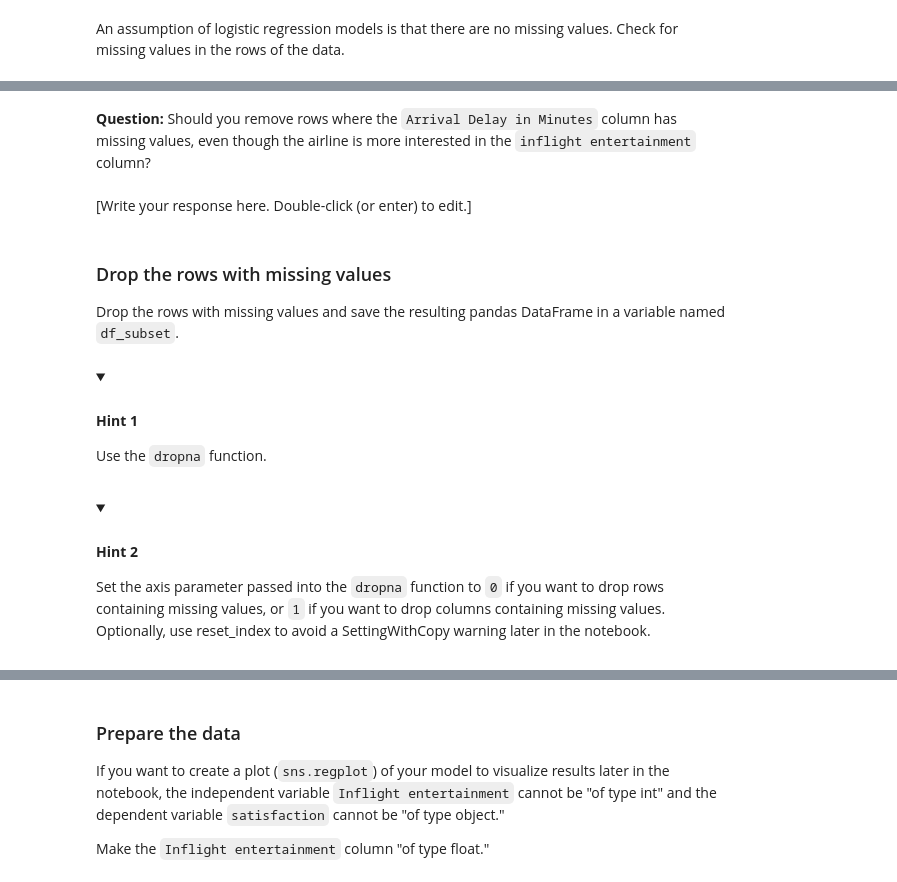
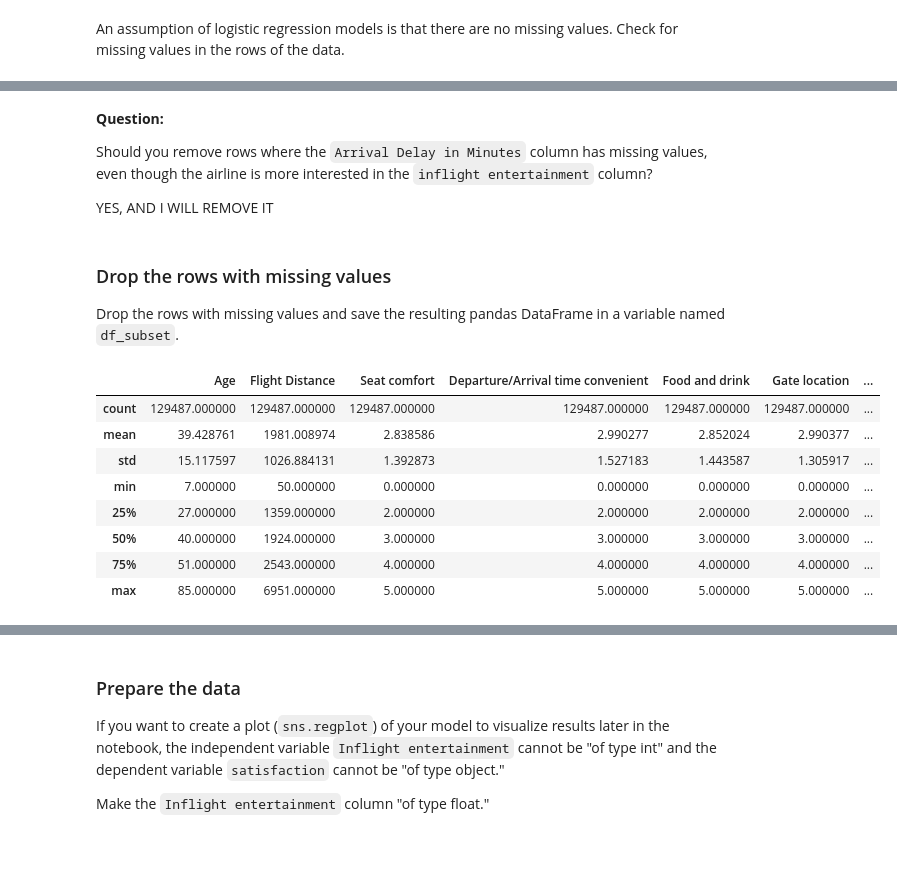
Before and after one commit to dyyland23-glitch/Perform-logistic-regression, a Jupyter notebook: Copy_of_Activity_Perform_logistic_regression.ipynb, the cells around one changed output, grey strips where cells are left out. Drawn from its saved outputs; the diff is of its cells as text; code cells hidden in the pictures; folded sections open; blank space fills up the shorter version.

```diff
--- a/Copy_of_Activity_Perform_logistic_regression.ipynb
+++ b/Copy_of_Activity_Perform_logistic_regression.ipynb
@@ -163,7 +181,10 @@ To get the number of rows in the data with missing values, use the `isnull` func
 # %% [markdown]
-**Question:** Should you remove rows where the `Arrival Delay in Minutes` column has missing values, even though the airline is more interested in the `inflight entertainment` column?
+**Question:**
+
+ Should you remove rows where the `Arrival Delay in Minutes` column has missing values,
+  even though the airline is more interested in the `inflight entertainment` column?
+
+  YES, AND I WILL REMOVE IT
-# %% [markdown]
-[Write your response here. Double-click (or enter) to edit.]
 # %% [markdown]
 ### Drop the rows with missing values
 
@@ -173,14 +191,0 @@ Drop the rows with missing values and save the resulting pandas DataFrame in a v
-# %% [markdown]
-<details>
-  <summary><h4><strong>Hint 1</strong></h4></summary>
-
-Use the `dropna` function.
-
-</details>
-# %% [markdown]
-<details>
-  <summary><h4><strong>Hint 2</strong></h4></summary>
-
-Set the axis parameter passed into the `dropna` function to `0` if you want to drop rows containing missing values, or `1` if you want to drop columns containing missing values. Optionally, use reset_index to avoid a SettingWithCopy warning later in the notebook.
-
-</details>
@@ -186,0 +204,13 @@ Set the axis parameter passed into the `dropna` function to `0` if you want to d
+# %%
+
+df_subset.describe()
+# %% [output]
+|  | Age | Flight Distance | Seat comfort | Departure/Arrival time convenient | Food and drink | Gate location | ... |
+| count | 129487.000000 | 129487.000000 | 129487.000000 | 129487.000000 | 129487.000000 | 129487.000000 | ... |
+| mean | 39.428761 | 1981.008974 | 2.838586 | 2.990277 | 2.852024 | 2.990377 | ... |
+| std | 15.117597 | 1026.884131 | 1.392873 | 1.527183 | 1.443587 | 1.305917 | ... |
+| min | 7.000000 | 50.000000 | 0.000000 | 0.000000 | 0.000000 | 0.000000 | ... |
+| 25% | 27.000000 | 1359.000000 | 2.000000 | 2.000000 | 2.000000 | 2.000000 | ... |
+| 50% | 40.000000 | 1924.000000 | 3.000000 | 3.000000 | 3.000000 | 3.000000 | ... |
+| 75% | 51.000000 | 2543.000000 | 4.000000 | 4.000000 | 4.000000 | 4.000000 | ... |
+| max | 85.000000 | 6951.000000 | 5.000000 | 5.000000 | 5.000000 | 5.000000 | ... |
```
Also changed, not shown: parts of 58 cells of this notebook.
